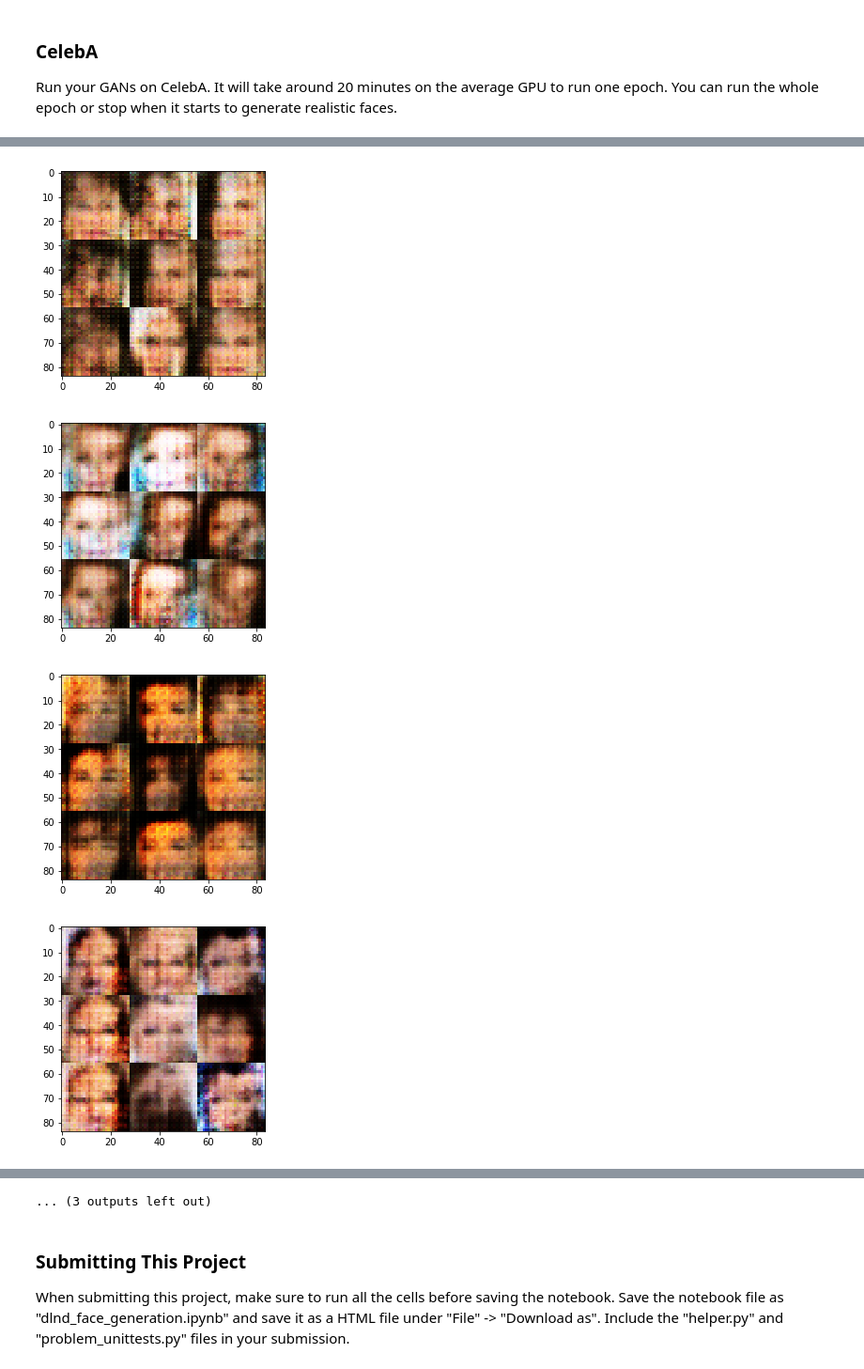
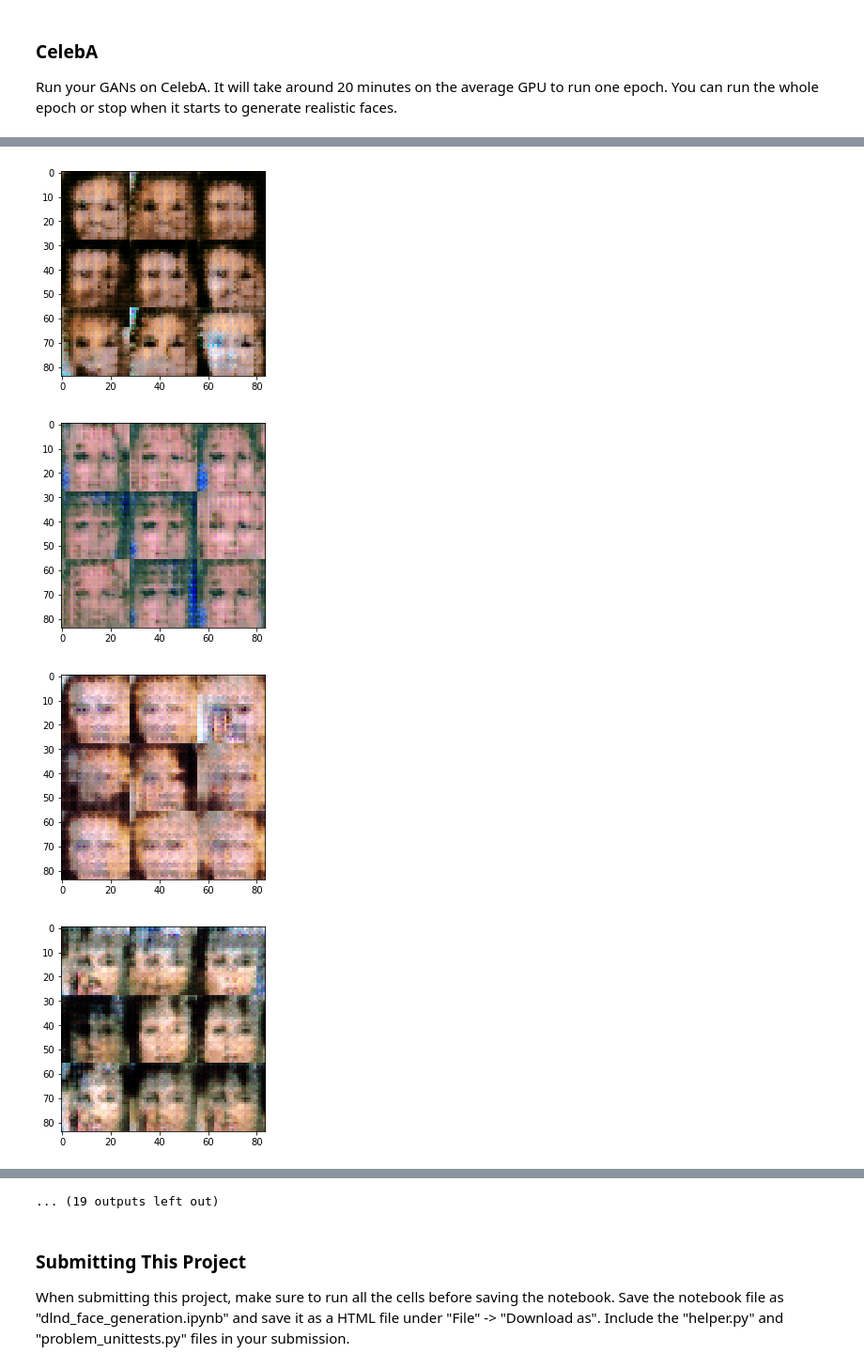
Before and after one commit to SamusRam/deep-learning, a Jupyter notebook: Submissions/face_generation/dlnd_face_generation.ipynb, the cells around one changed output, grey strips where cells are left out. Shown at 94% size. Drawn from its saved outputs; the diff is of its cells as text; code cells hidden in the pictures.

Commit message:
batch normalization in the first layer of discriminator removed, discriminator simplified, in model loss label smoothing added, relu_leakage and beta1 paramenters tuned manually, batch size reduced

```diff
--- a/Submissions/face_generation/dlnd_face_generation.ipynb
+++ b/Submissions/face_generation/dlnd_face_generation.ipynb
@@ -159,13 +159,13 @@ def discriminator(images, reuse=False):
     :return: Tuple of (tensor output of the discriminator, tensor logits of the discriminator)
     """
     with tf.variable_scope('discriminator', reuse=reuse):
-        hidden1 = get_conv2d_leaky_relu(inputs=images,filters=filter_sizes[0],kernel_size=kernel_sizes[0],strides=stride_sizes[0])
+        hidden1 = tf.layers.conv2d(inputs=images,filters=filter_sizes[0],kernel_size=kernel_sizes[0],strides=stride_sizes[0],padding='same')
+        hidden1 = tf.maximum(hidden1, relu_leakage * hidden1)
         hidden2 = get_conv2d_leaky_relu(inputs=hidden1,filters=filter_sizes[1],kernel_size=kernel_sizes[1],strides=stride_sizes[1])
         hidden3 = get_conv2d_leaky_relu(inputs=hidden2,filters=filter_sizes[2],kernel_size=kernel_sizes[2],strides=stride_sizes[2])
-        hidden4 = get_conv2d_leaky_relu(inputs=hidden3,filters=filter_sizes[3],kernel_size=kernel_sizes[3],strides=stride_sizes[3])
-        global output_shape
-        output_shape = hidden4.shape[1:4]
-        logits = tf.contrib.layers.fully_connected(inputs=tf.reshape(hidden4,[-1,int(reduce((lambda x,y: x*y), output_shape))]),num_outputs=1,activation_fn=None)
+#         global output_shape
+        output_shape = hidden3.shape[1:4]
+        logits = tf.contrib.layers.fully_connected(inputs=tf.reshape(hidden3,[-1,int(reduce((lambda x,y: x*y), output_shape))]),num_outputs=1,activation_fn=None)
         outputs = tf.sigmoid(logits)
     return(outputs, logits)
 
@@ -189,8 +189,8 @@ def generator(z, out_channel_dim, is_train=True):
     :return: The tensor output of the generator
     """
     with tf.variable_scope('generator', reuse=not is_train):
-        noise = tf.contrib.layers.fully_connected(inputs=z,num_outputs=int(reduce((lambda x,y: x*y), output_shape)))
-        noise = tf.reshape(noise, [-1, int(output_shape[0]), int(output_shape[1]),int(output_shape[2])])
+        noise = tf.contrib.layers.fully_connected(inputs=z,num_outputs=2048)
+        noise = tf.reshape(noise, [-1,2,2,512])
         noise = tf.layers.batch_normalization(noise, training=is_train)
         hidden1 = get_transposed_conv2d_leaky_relu(inputs=noise, filters=filter_sizes[-1],kernel_size=kernel_sizes[-1],
                                                    strides=stride_sizes[-1],is_train=is_train)
@@ -230,9 +230,10 @@ def model_loss(input_real, input_z, out_channel_dim):
     g_model = generator(input_z, out_channel_dim)
     d_model_real, d_logits_real = discriminator(input_real, reuse=False)
     d_model_fake, d_logits_fake = discriminator(g_model, reuse=True)
-
-    d_loss_real = tf.reduce_mean(tf.nn.sigmoid_cross_entropy_with_logits(logits=d_logits_real,labels=tf.ones_like(d_logits_real)))
-    d_loss_fake = tf.reduce_mean(tf.nn.sigmoid_cross_entropy_with_logits(logits=d_logits_fake,labels=tf.zeros_like(d_logits_fake)))
+    d_loss_real = tf.reduce_mean(tf.nn.sigmoid_cross_entropy_with_logits(logits=d_logits_real,
+                                                                         labels=tf.random_uniform(shape=tf.shape(d_logits_real), minval=0.95, maxval=1.0)))
+    d_loss_fake = tf.reduce_mean(tf.nn.sigmoid_cross_entropy_with_logits(logits=d_logits_fake,
+                                                                         labels=tf.random_uniform(shape=tf.shape(d_logits_real), minval=0.0, maxval=0.05)))
     g_loss = tf.reduce_mean(tf.nn.sigmoid_cross_entropy_with_logits(logits=d_logits_fake, labels=tf.ones_like(d_logits_fake)))
     d_loss = d_loss_real + d_loss_fake
     return d_loss, g_loss
@@ -340,9 +340,11 @@ def train(epoch_count, batch_size, z_dim, learning_rate, beta1, get_batches, dat
         for epoch_i in range(epoch_count):
             for batch_images in get_batches(batch_size):
                 batch_images *= 2
-                batch_z = np.random.uniform(-1, 1, size=(batch_size, z_dim))
 
-                sess.run([d_train_opt,g_train_opt], feed_dict={inputs: batch_images, z_data: batch_z})
+                # based on the suggestion 3. from https://github.com/soumith/ganhacks
+                batch_z = np.random.normal(0.0, 0.8, size=(batch_size, z_dim))
+
+                sess.run([d_train_opt,g_train_opt,g_train_opt], feed_dict={inputs: batch_images, z_data: batch_z})
 
                 if (batch_number%100 == 0):
                     show_generator_output(sess=sess,image_mode=data_image_mode,input_z=z_data,n_images=10,
@@ -381,10 +387,10 @@ with tf.Graph().as_default():
 ### CelebA
 Run your GANs on CelebA.  It will take around 20 minutes on the average GPU to run one epoch.  You can run the whole epoch or stop when it starts to generate realistic faces.
 # %%
-batch_size = 128
-z_dim = 100
-learning_rate = 0.0005
-beta1 = 0.3
+batch_size = 64
+z_dim = 400
+learning_rate = 0.01
+beta1 = 0.4
 
 
 """
@@ -406,4 +412,4 @@ with tf.Graph().as_default():
-[figure, old version]
+[figure, new version]
-[figure, old version]
+[figure, new version]
-[figure, old version]
+[figure, new version]
-[figure, old version]
+[figure, new version]
@@ -412,4 +418,4 @@ with tf.Graph().as_default():
-... (3 outputs left out)
+... (19 outputs left out)
 # %% [markdown]
 ### Submitting This Project
 When submitting this project, make sure to run all the cells before saving the notebook. Save the notebook file as "dlnd_face_generation.ipynb" and save it as a HTML file under "File" -> "Download as". Include the "helper.py" and "problem_unittests.py" files in your submission.
```
Also changed, not shown: parts of 3 cells of this notebook, 1 other file.
